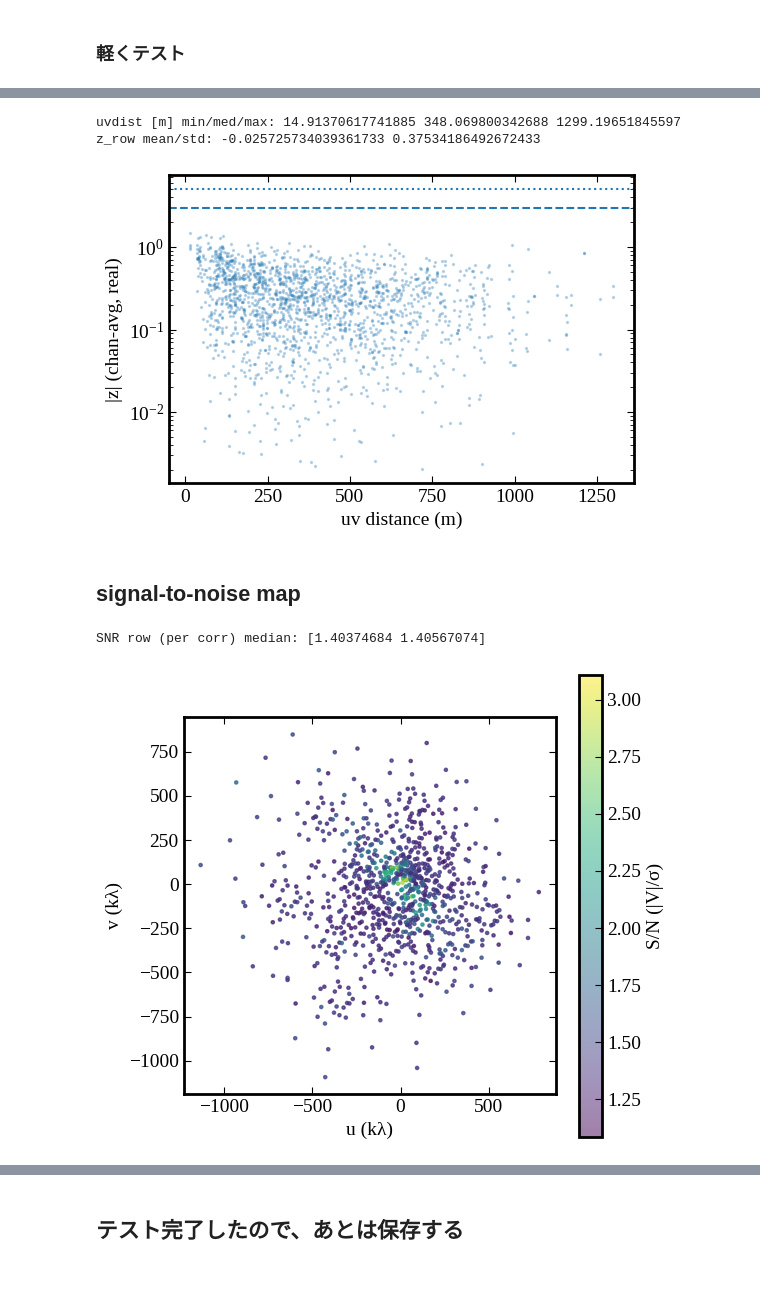
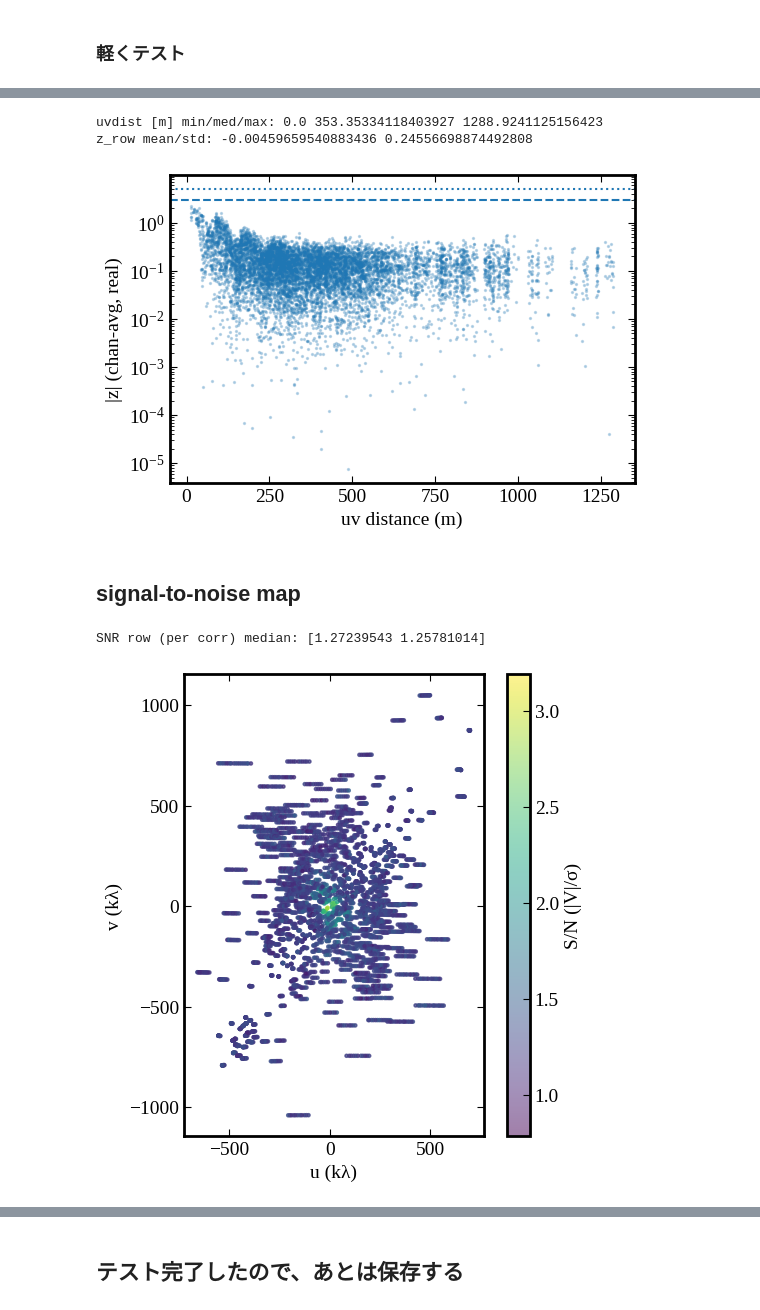
Before and after one commit to tjtakys/glint, a Jupyter notebook: examples/G09_process_vis.ipynb, the cells around one changed output, grey strips where cells are left out. Drawn from its saved outputs; the diff is of its cells as text; code cells hidden in the pictures; blank space fills up the shorter version.

```diff
--- a/examples/G09_process_vis.ipynb
+++ b/examples/G09_process_vis.ipynb
@@ -30,7 +30,7 @@ from params_kinematics import param_names, param_table
 set_my_plot_style()
 # %%
 original_data_dir = "../../../G09/data/ALMA/Band6/combined/MS"
-output_data_dir = "../data/MS"
+output_data_dir = "./data/MS"
 
 # Tsujita
 inms = os.path.join(original_data_dir, "Band6.tsujita.ms.contsub")
@@ -453,16 +255,17 @@ sigma(from WEIGHT) min/med/max: 0.032880410372976614 0.05754476089576678 0.08834
 # まずσが正規分布になっているか確認
 
 tb = table()
-tb.open(vis0)
+tb.open(outms)
 cols = tb.colnames()
 d = tb.getcol("DATA")           # shape (ncorr, nchan, nrow)
-r = tb.getcol("CORRECTED_DATA") # uvsub後の残差はCORRECTED_DATAに入っている
+# r = tb.getcol("CORRECTED_DATA") # uvsub後の残差はCORRECTED_DATAに入っている
+r= d
 w = tb.getcol("WEIGHT")
 f = tb.getcol("FLAG")
 uvw = tb.getcol("UVW")      # shape (3, nrow) [m]
 tb.close()
 
-tb.open(vis0 + "/SPECTRAL_WINDOW")
+tb.open(outms + "/SPECTRAL_WINDOW")
 chan_freq = tb.getcol("CHAN_FREQ")[:,0]  # Hz
 tb.close()
 
@@ -571,16 +374,16 @@ plt.xlabel("uv distance (m)")
 plt.ylabel("|z| (chan-avg, real)")
 plt.show()
 # %% [output]
-uvdist [m] min/med/max: 14.91370617741885 348.069800342688 1299.19651845597
-z_row mean/std: -0.025725734039361733 0.37534186492672433
+uvdist [m] min/med/max: 0.0 353.35334118403927 1288.9241125156423
+z_row mean/std: -0.00459659540883436 0.24556698874492808
-[figure, old version]
+[figure, new version]
 # %% [markdown]
 ## signal-to-noise map
 # %%
 from astropy.constants import c
 
 # vis0 = outputvis   # "./sim_imaging/sim_imaging.alma.cycle7.5.noisy.ms.tbin"
-vis = vis0  # あなたのMS
+vis = outms
 
 
 # フラグをNaN化してチャネル平均（各rowに1値）
@@ -590,35 +393,35 @@ sig  = np.where(f, np.nan, s)
 
 amp_row   = np.nanmean(Vabs, axis=1)        # (ncorr, nrow)
 sig_row   = np.nanmedian(sig, axis=1)       # (ncorr, nrow)  medianが頑丈
 snr_row   = amp_row / sig_row               # (ncorr, nrow)
 
 print("SNR row (per corr) median:", np.nanmedian(snr_row, axis=1))
 
 nu = np.median(chan_freq)  # Hz
 lam = (c.value) / nu       # m
 
 u_kl = uvw[0] / lam / 1e3
 v_kl = uvw[1] / lam / 1e3
 
 snr_1d = snr_row.ravel()                 # (ncorr*nrow,)
 u_1d   = np.tile(u_kl, snr_row.shape[0])
 v_1d   = np.tile(v_kl, snr_row.shape[0])
 
 m = np.isfinite(snr_1d)
 snr_1d = snr_1d[m]
 u_1d   = u_1d[m]
 v_1d   = v_1d[m]
 
 plt.figure(figsize=(6,6))
 sc = plt.scatter(u_1d, v_1d, c=snr_1d, s=5, alpha=0.5)
 plt.xlabel("u (kλ)")
 plt.ylabel("v (kλ)")
 plt.gca().set_aspect("equal", "box")
 plt.colorbar(sc, label="S/N (|V|/σ)")
 plt.show()
 # %% [output]
-SNR row (per corr) median: [1.40374684 1.40567074]
+SNR row (per corr) median: [1.27239543 1.25781014]
-[figure, old version]
+[figure, new version]
 # %%
 good = ~f
 rr = d[good]
```
Also changed, not shown: parts of 43 cells of this notebook, 1 other file.
